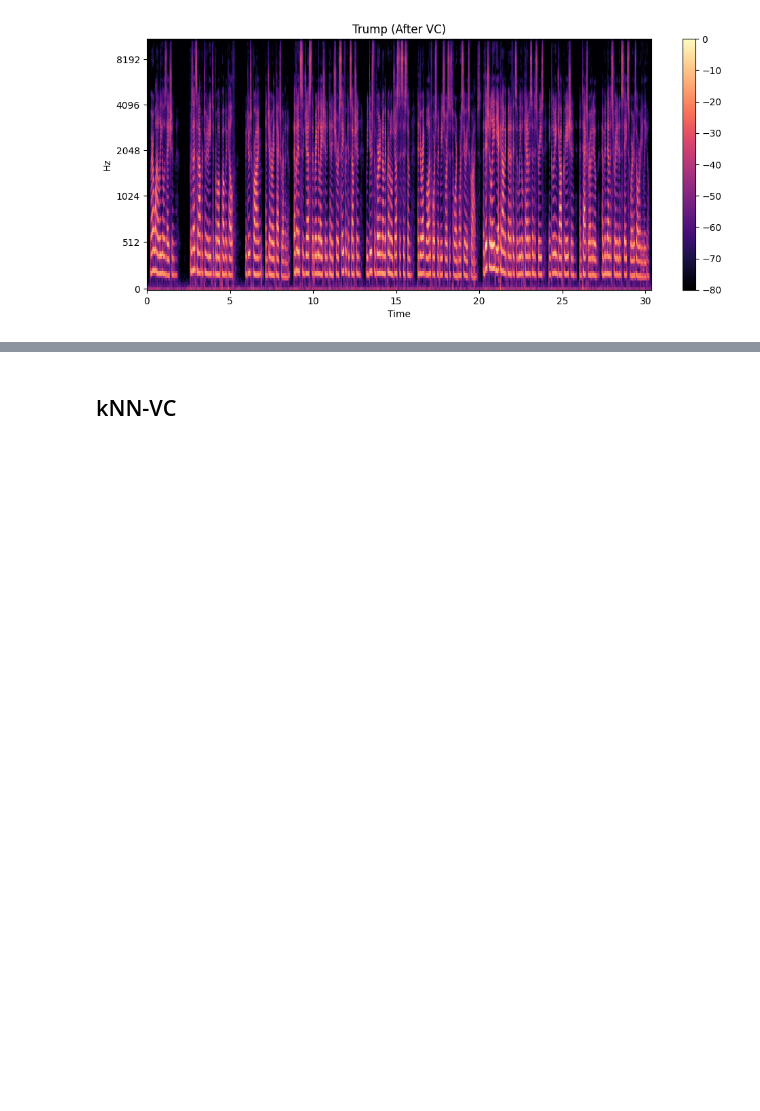
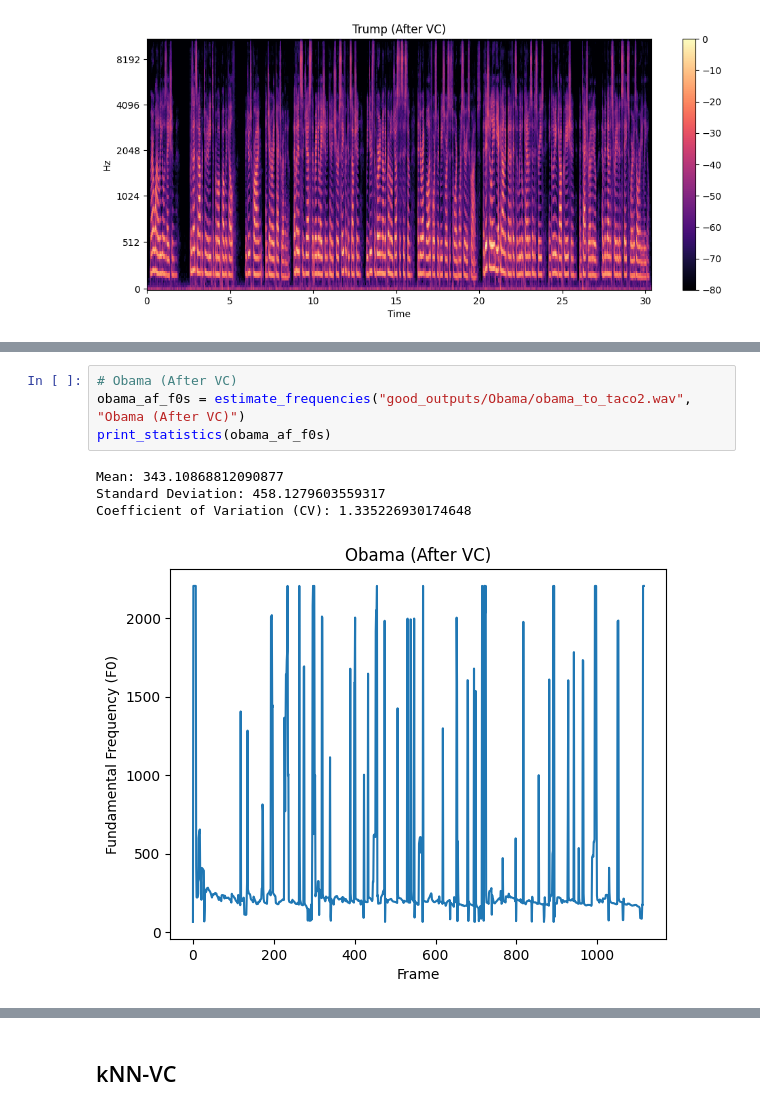
Before and after one commit to ndsoham/PSI-Prosody-Experiment, a Jupyter notebook: Timbre-Conversion.ipynb, the cells around one changed output, grey strips where cells are left out. Cells and saved outputs as stored; diff of their text form; blank space fills up the shorter version.

```diff
--- a/Timbre-Conversion.ipynb
+++ b/Timbre-Conversion.ipynb
@@ -85,0 +120,9 @@ show_mel_spectrogram("good_outputs/Trump/trump_to_taco2.wav", title="Trump (Afte
+# %%
+# Obama (After VC)
+obama_af_f0s = estimate_frequencies("good_outputs/Obama/obama_to_taco2.wav", "Obama (After VC)")
+print_statistics(obama_af_f0s)
+# %% [output]
+Mean: 343.10868812090877
+Standard Deviation: 458.1279603559317
+Coefficient of Variation (CV): 1.335226930174648
+[figure, added]
```
Also changed, not shown: parts of 9 cells of this notebook.
